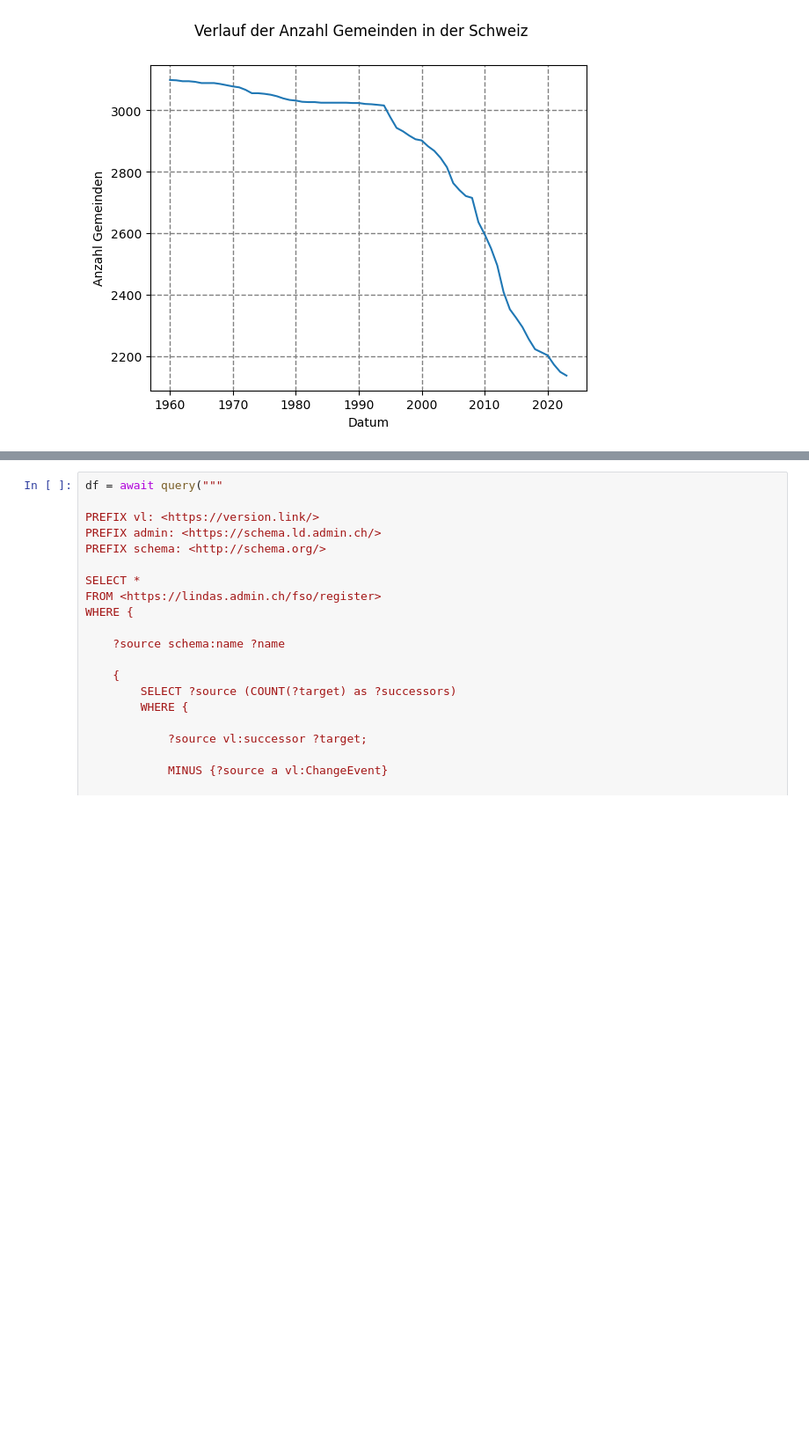
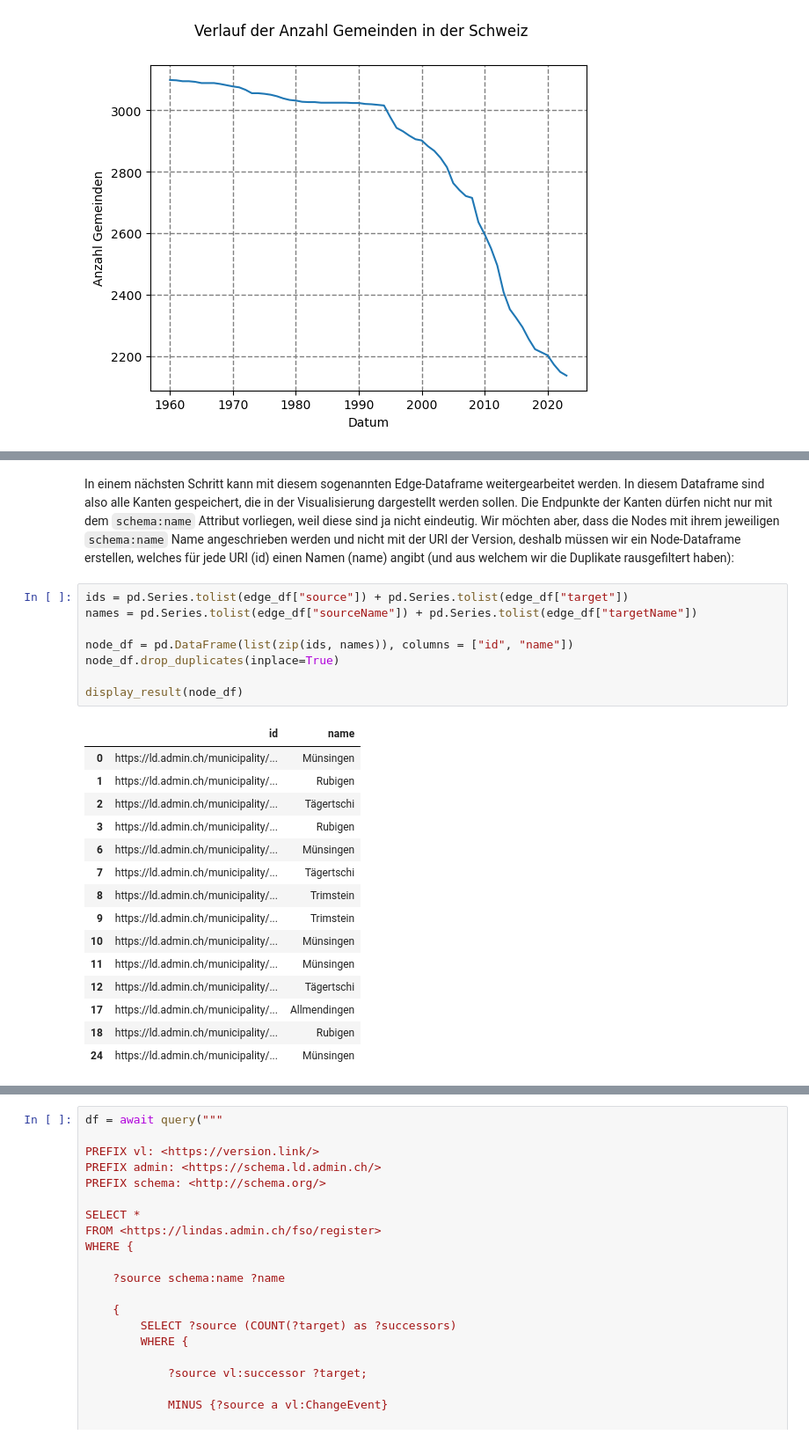
Before and after one commit to SwissFederalArchives/LD-Tutorials, a Jupyter notebook: content/version_link.ipynb, the cells around one changed output, grey strips where cells are left out. Shown at 88% size. Drawn from its saved outputs; the diff is of its cells as text; blank space fills up the shorter version.

```diff
--- a/content/version_link.ipynb
+++ b/content/version_link.ipynb
@@ -948,0 +937,26 @@ CytoscapeWidget(cytoscape_layout={'name': 'dagre', 'rankDir': 'LR'}, cytoscape_s
+# %% [markdown]
+In einem nächsten Schritt kann mit diesem sogenannten Edge-Dataframe weitergearbeitet werden. In diesem Dataframe sind also alle Kanten gespeichert, die in der Visualisierung dargestellt werden sollen. Die Endpunkte der Kanten dürfen nicht nur mit dem `schema:name` Attribut vorliegen, weil diese sind ja nicht eindeutig. Wir möchten aber, dass die Nodes mit ihrem jeweiligen `schema:name` Name angeschrieben werden und nicht mit der URI der Version, deshalb müssen wir ein Node-Dataframe erstellen, welches für jede URI (id) einen Namen (name) angibt (und aus welchem wir die Duplikate rausgefiltert haben):
+# %%
+ids = pd.Series.tolist(edge_df["source"]) + pd.Series.tolist(edge_df["target"])
+names = pd.Series.tolist(edge_df["sourceName"]) + pd.Series.tolist(edge_df["targetName"])
+
+node_df = pd.DataFrame(list(zip(ids, names)), columns = ["id", "name"])
+node_df.drop_duplicates(inplace=True)
+
+display_result(node_df)
+# %% [output]
+|  | id | name |
+| 0 | https://ld.admin.ch/municipality/... | Münsingen |
+| 1 | https://ld.admin.ch/municipality/... | Rubigen |
+| 2 | https://ld.admin.ch/municipality/... | Tägertschi |
+| 3 | https://ld.admin.ch/municipality/... | Rubigen |
+| 6 | https://ld.admin.ch/municipality/... | Münsingen |
+| 7 | https://ld.admin.ch/municipality/... | Tägertschi |
+| 8 | https://ld.admin.ch/municipality/... | Trimstein |
+| 9 | https://ld.admin.ch/municipality/... | Trimstein |
+| 10 | https://ld.admin.ch/municipality/... | Münsingen |
+| 11 | https://ld.admin.ch/municipality/... | Münsingen |
+| 12 | https://ld.admin.ch/municipality/... | Tägertschi |
+| 17 | https://ld.admin.ch/municipality/... | Allmendingen |
+| 18 | https://ld.admin.ch/municipality/... | Rubigen |
+| 24 | https://ld.admin.ch/municipality/... | Münsingen |
```
Also changed, not shown: parts of 44 cells of this notebook.
